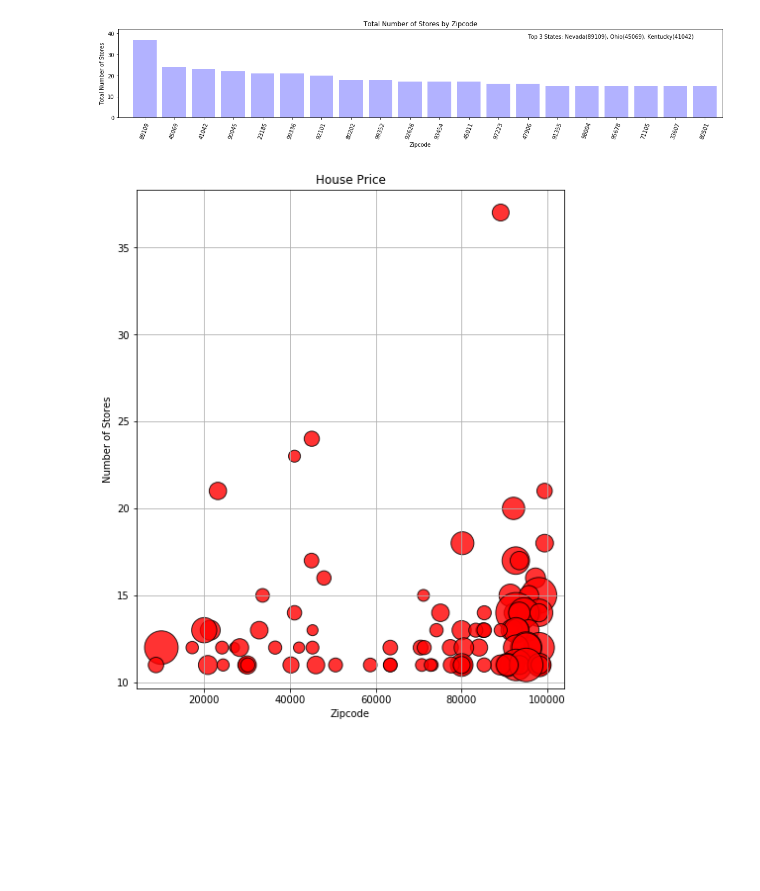
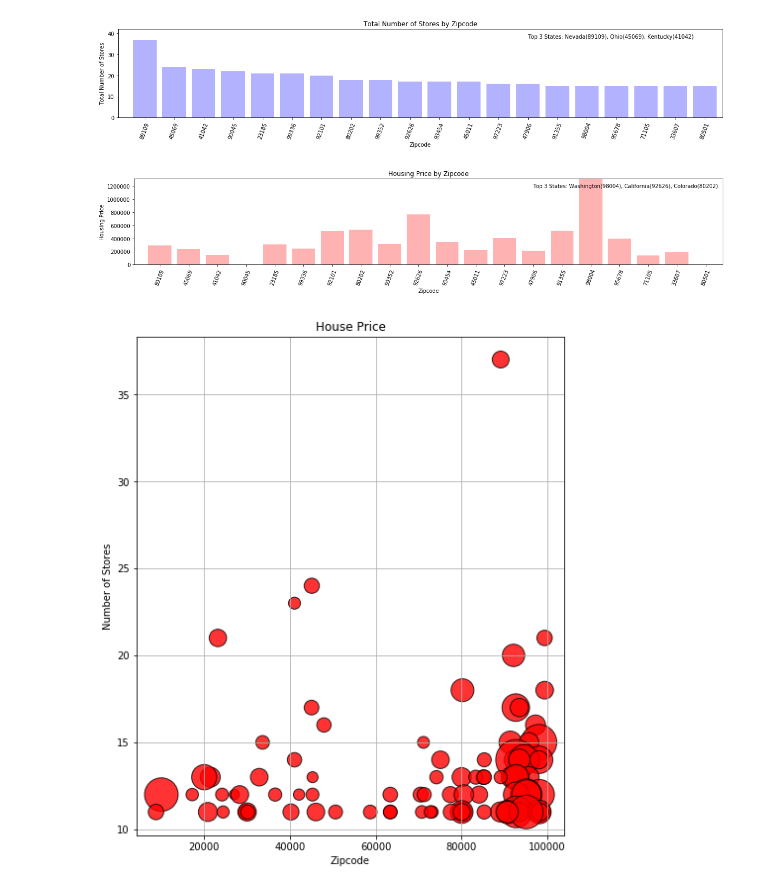
Before and after one commit to Ajosephs116/Project1, a Jupyter notebook: StoresbyZipcode.ipynb, the cells around one changed output. Cells and saved outputs as stored; diff of their text form; code cells hidden in the pictures; blank space fills up the shorter version.

```diff
--- a/StoresbyZipcode.ipynb
+++ b/StoresbyZipcode.ipynb
@@ -60,6 +71,27 @@ plt.savefig("StoresbyZipcode.png")
 plt.show()
 # %% [output]
 [figure]
+# %%
+x_axis = np.arange(len(top_total_df))
+tick_locations = [value+0.4 for value in x_axis]
+
+plt.figure(figsize=(20,3))
+plt.bar(x_axis, top_total_df["2018-12"], color='r', alpha=0.3, align="edge")
+plt.xticks(tick_locations, top_total_df["zipcode"], rotation=70)
+
+plt.xlim(-0.50, len(x_axis))
+plt.ylim(0, max(top_total_df["2018-12"])+5)
+
+plt.title("Housing Price by Zipcode")
+plt.xlabel("Zipcode")
+plt.ylabel("Housing Price")
+
+plt.figtext(0.65,0.8, "Top 3 States: Washington(98004), California(92626), Colorado(80202)")
+
+plt.savefig("StoresbyZipcode.png")
+plt.show()
+# %% [output]
+[figure, added]
 # %%
 fig = plt.figure()
 ax = fig.add_axes([0,0,1.0,1.75])
```
Also changed, not shown: parts of 4 cells of this notebook, 4 other files.
